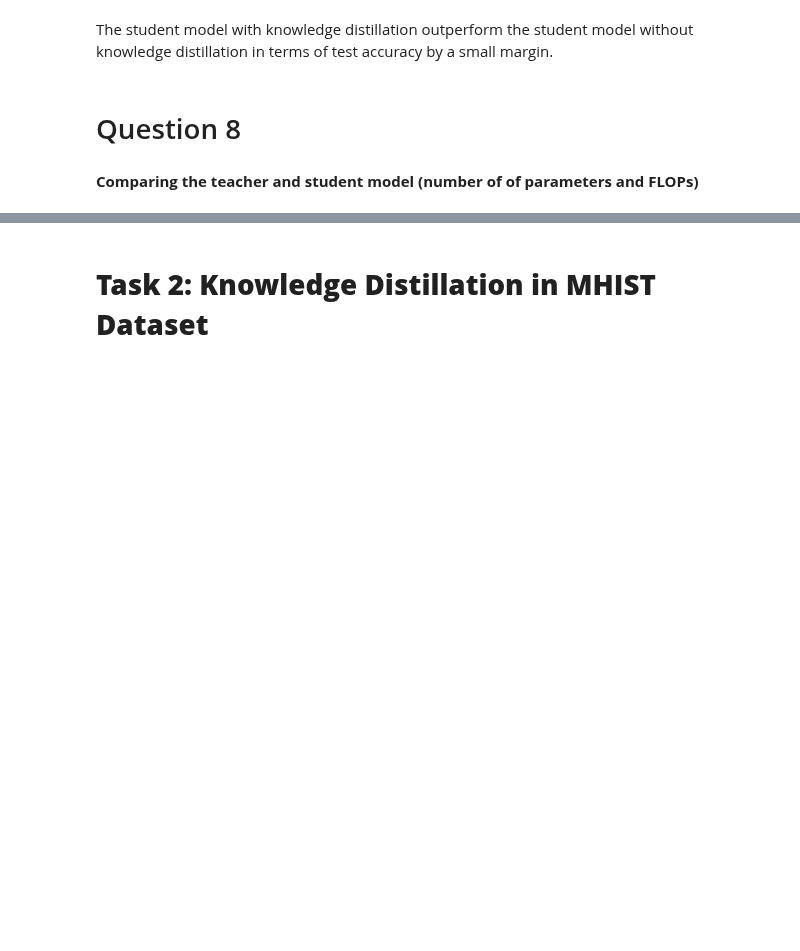
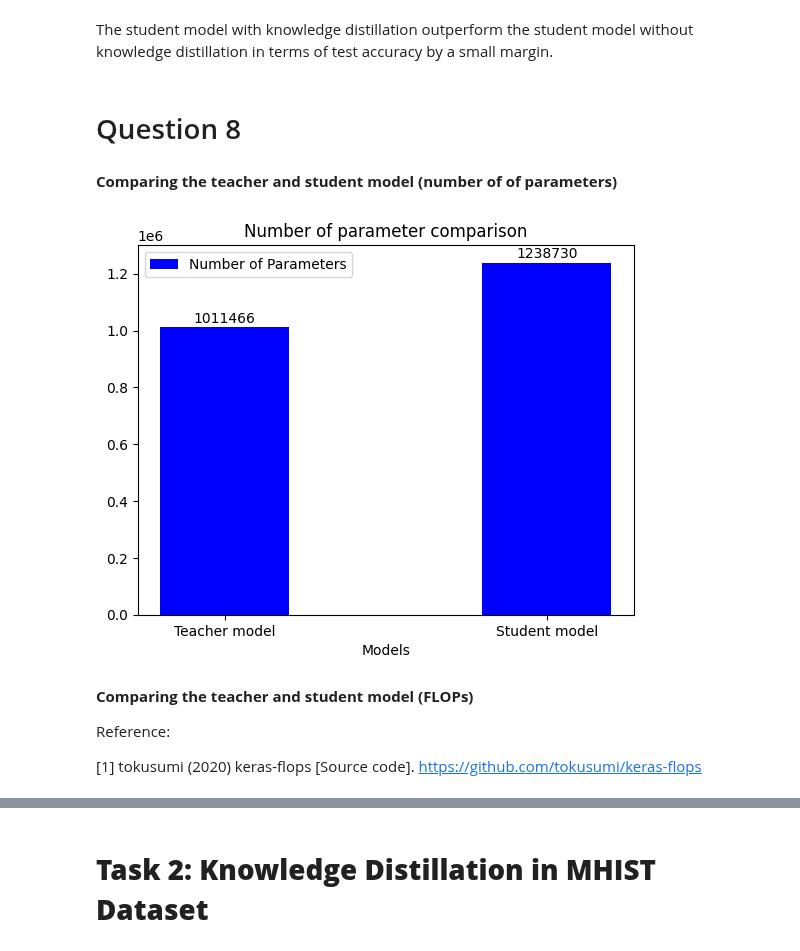
Before and after one commit to sunhuanhuan920/ECE1512_2023F_ProjectRepo_Zhenhuan_Sun, a Jupyter notebook: Project A/Task_1.ipynb, the cells around one changed output, grey strips where cells are left out. Saved outputs shown, nothing was run; the diff lists cells and outputs as text; code cells hidden in the pictures; blank space fills up the shorter version.

```diff
--- a/Project A/Task_1.ipynb
+++ b/Project A/Task_1.ipynb
@@ -486,4 +484,4 @@ The student model with knowledge distillation outperform the student model witho
 # %% [markdown]
 # Question 8
 # %% [markdown]
-**Comparing the teacher and student model (number of of parameters and FLOPs)**
+**Comparing the teacher and student model (number of of parameters)**
@@ -491,0 +488,31 @@ The student model with knowledge distillation outperform the student model witho
+# %%
+# Number of parameter comparison
+params_teacher_model = cnn_model.count_params()
+params_student_model = fc_model.count_params()
+
+labels = ['Teacher model', 'Student model']
+params = [params_teacher_model, params_student_model]
+
+x = range(len(labels))
+
+# Create bar plot
+bars = plt.bar(x, params, width=0.4, label='Number of Parameters', color='b', align='center')
+
+# Add exact numbers on top of bars
+for bar in bars:
+    yval = bar.get_height()
+    plt.text(bar.get_x() + bar.get_width()/2, yval + 0.005 * max(params), round(yval, 2), ha='center', va='bottom')
+
+plt.xlabel('Models')
+plt.title('Number of parameter comparison')
+plt.xticks(x, labels)
+plt.legend()
+plt.show()
+# %% [output]
+[figure, added]
+# %% [markdown]
+**Comparing the teacher and student model (FLOPs)**
+
+Reference:
+
+[1] tokusumi (2020) keras-flops [Source code]. https://github.com/tokusumi/keras-flops
```
Also changed, not shown: parts of 8 cells of this notebook.
